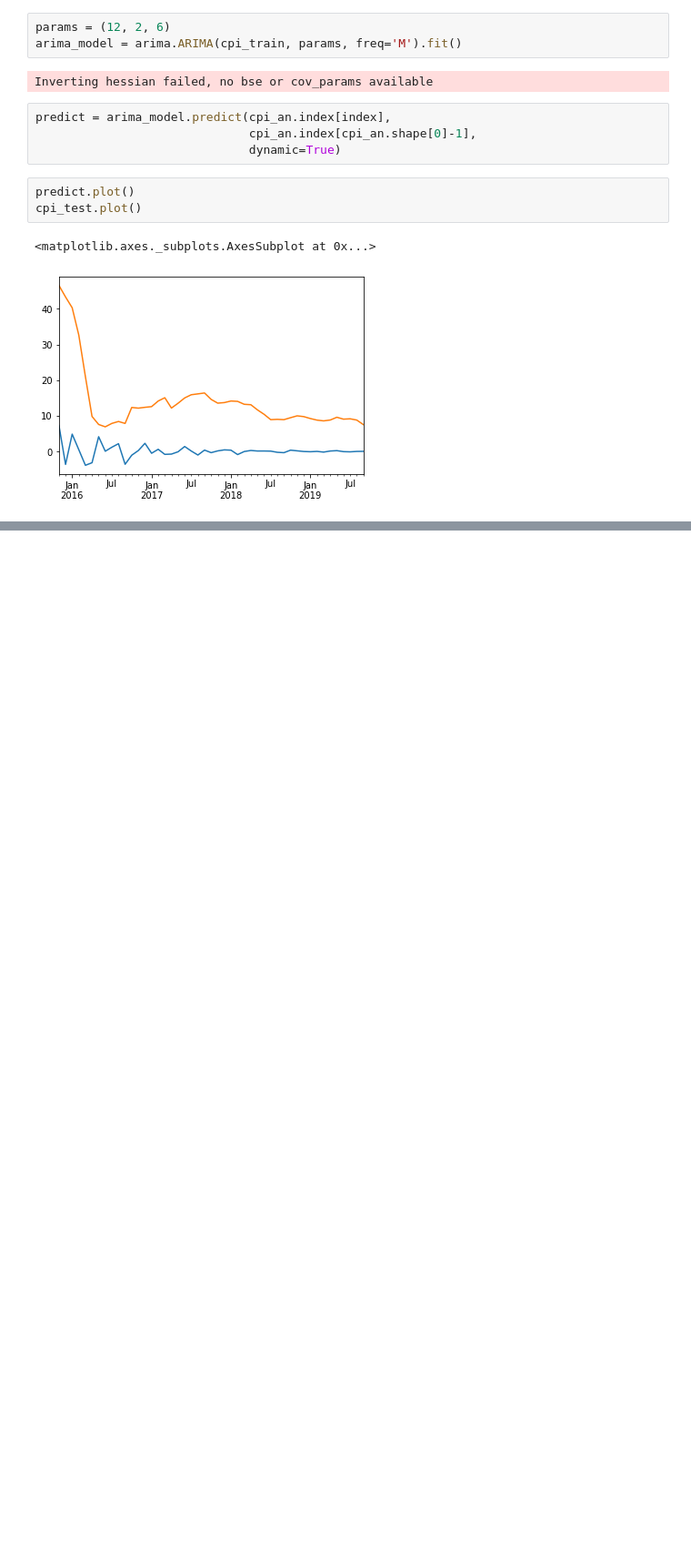
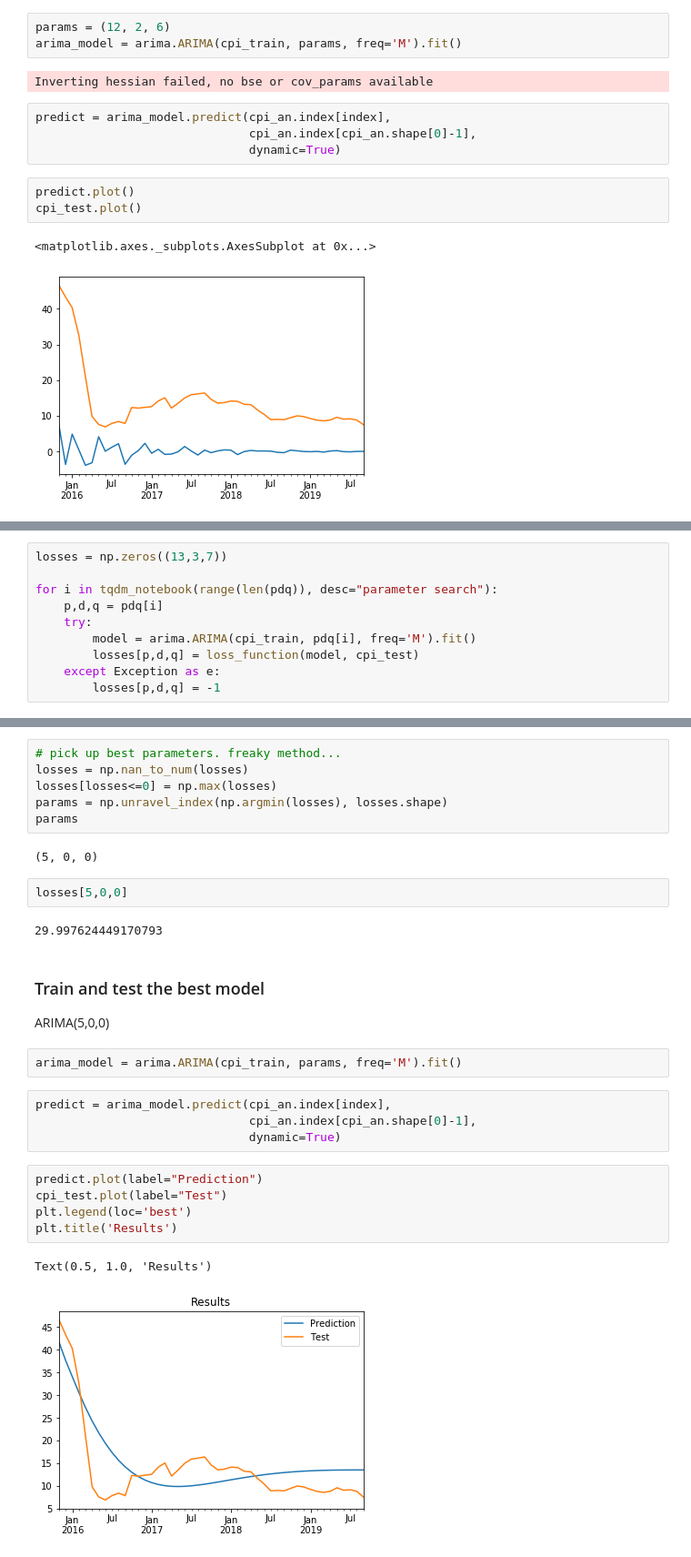
Before and after one commit to gamble27/CPI, a Jupyter notebook: data_analysis.ipynb, the cells around one changed output, grey strips where cells are left out. Shown at 91% size. Cells and saved outputs as stored; diff of their text form; blank space fills up the shorter version.

Commit message:
Parameter grid search and model application
+ grid search performed
+ found the best model
+ used it for forecast

```diff
--- a/data_analysis.ipynb
+++ b/data_analysis.ipynb
@@ -194,0 +246,10 @@ cpi_test.plot()
+# %%
+losses = np.zeros((13,3,7))
+
+for i in tqdm_notebook(range(len(pdq)), desc="parameter search"):
+    p,d,q = pdq[i]
+    try:
+        model = arima.ARIMA(cpi_train, pdq[i], freq='M').fit()
+        losses[p,d,q] = loss_function(model, cpi_test)
+    except Exception as e:
+        losses[p,d,q] = -1
@@ -194,0 +292,30 @@ cpi_test.plot()
+# %%
+# pick up best parameters. freaky method...
+losses = np.nan_to_num(losses)
+losses[losses<=0] = np.max(losses)
+params = np.unravel_index(np.argmin(losses), losses.shape)
+params
+# %% [output]
+(5, 0, 0)
+# %%
+losses[5,0,0]
+# %% [output]
+29.997624449170793
+# %% [markdown]
+### Train and test the best model
+
+ARIMA(5,0,0)
+# %%
+arima_model = arima.ARIMA(cpi_train, params, freq='M').fit()
+# %%
+predict = arima_model.predict(cpi_an.index[index],
+                              cpi_an.index[cpi_an.shape[0]-1],
+                              dynamic=True)
+# %%
+predict.plot(label="Prediction")
+cpi_test.plot(label="Test")
+plt.legend(loc='best')
+plt.title('Results')
+# %% [output]
+Text(0.5, 1.0, 'Results')
+[figure, added]
```
Also changed, not shown: parts of 16 cells of this notebook, 1 other file.
